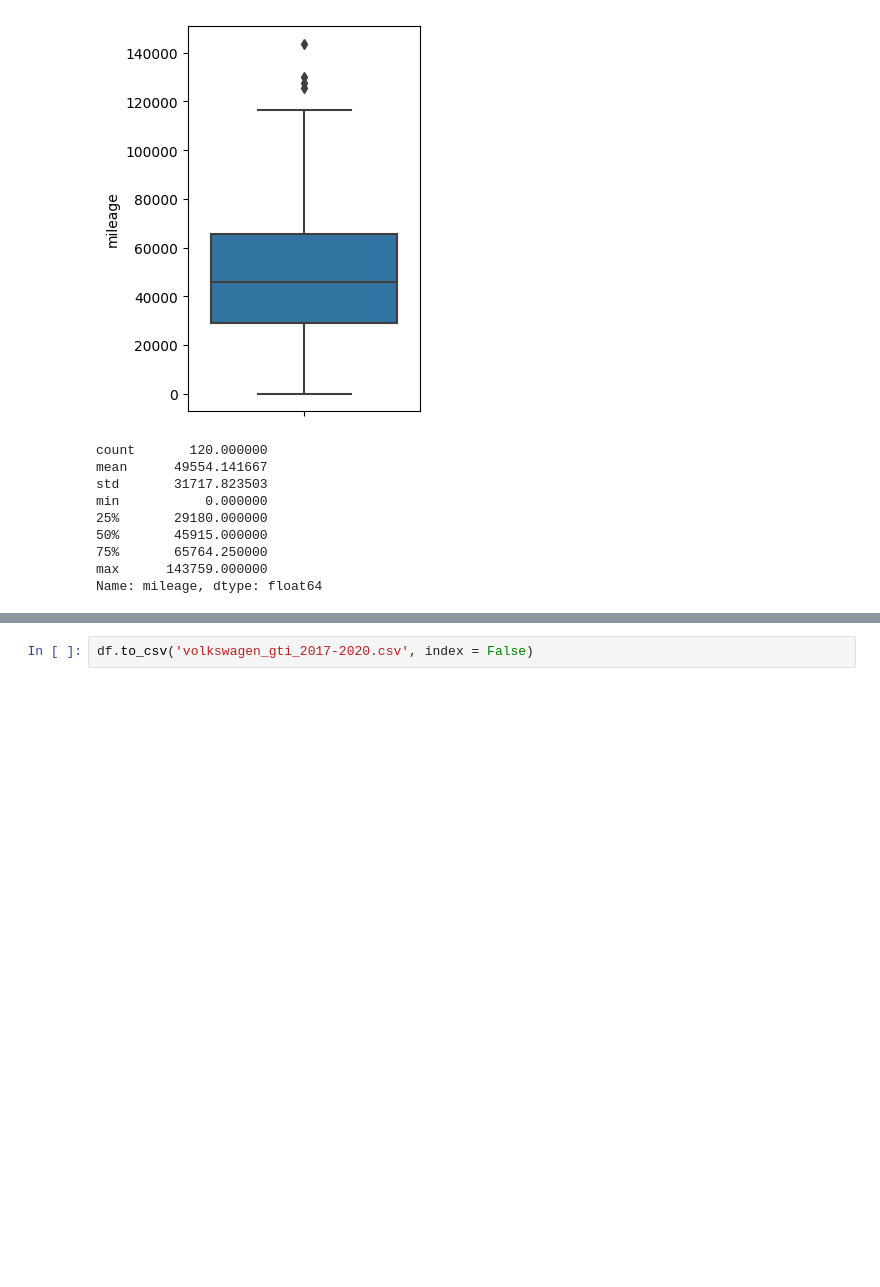
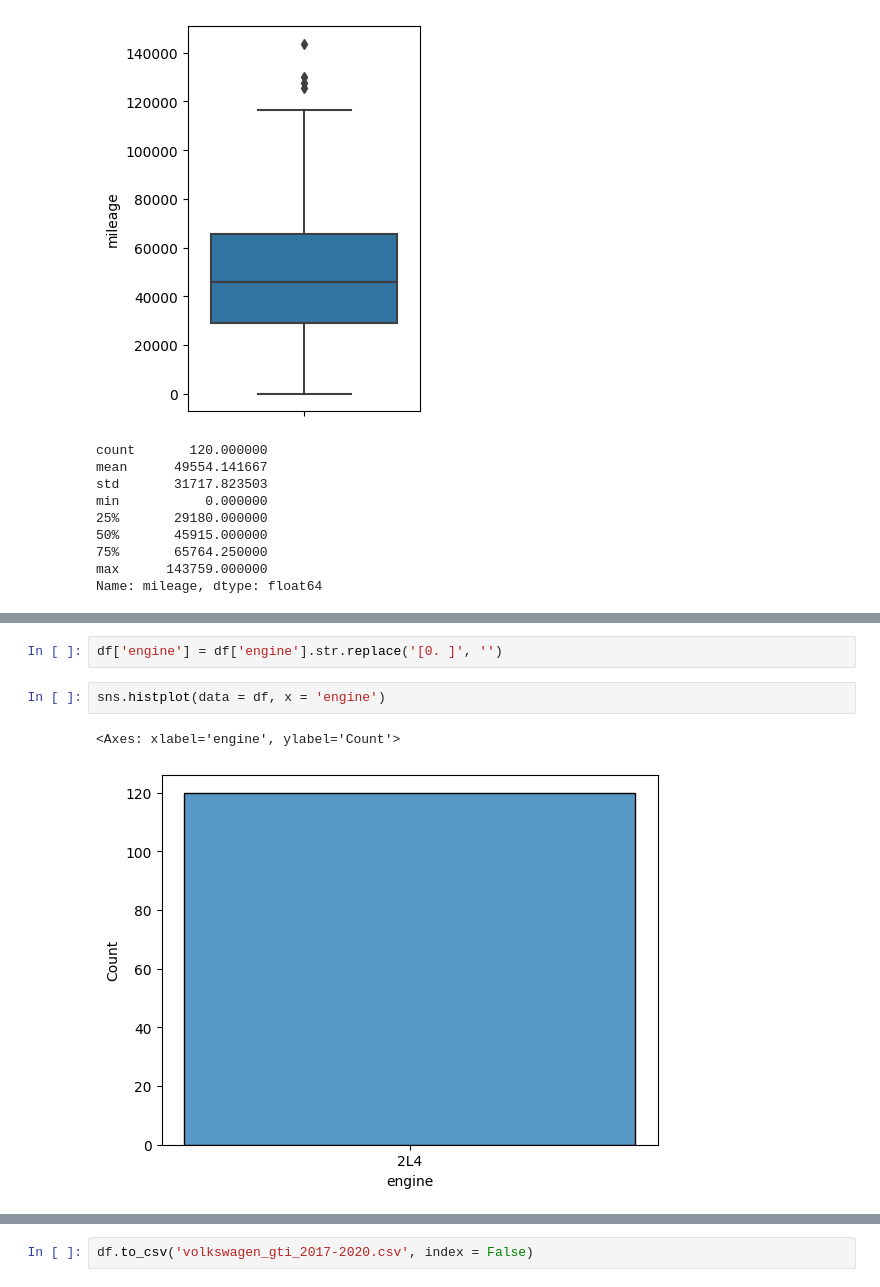
Before and after one commit to areg-hovakimyan/car-data, a Jupyter notebook: parsing_saled_car_data.ipynb, the cells around one changed output, grey strips where cells are left out. Cells and saved outputs as stored; diff of their text form; blank space fills up the shorter version.

```diff
--- a/parsing_saled_car_data.ipynb
+++ b/parsing_saled_car_data.ipynb
@@ -129,0 +164,7 @@ Name: mileage, dtype: float64
+# %%
+df['engine'] = df['engine'].str.replace('[0. ]', '')
+# %%
+sns.histplot(data = df, x = 'engine')
+# %% [output]
+<Axes: xlabel='engine', ylabel='Count'>
+[figure, added]
```
Also changed, not shown: parts of 10 cells of this notebook.
